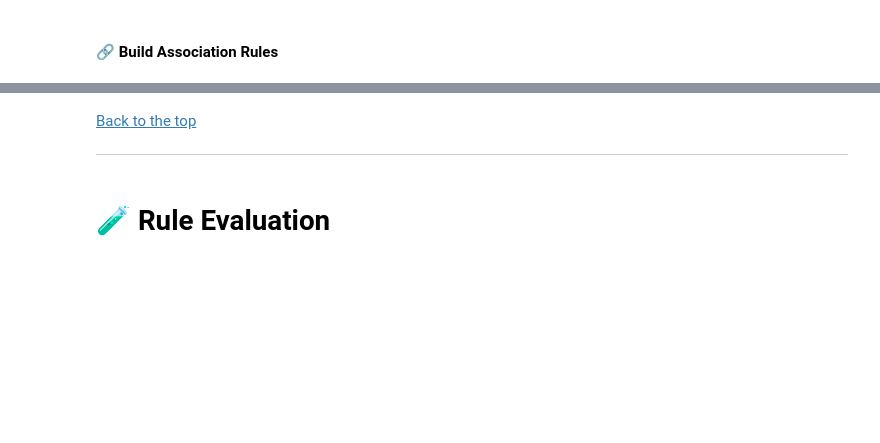
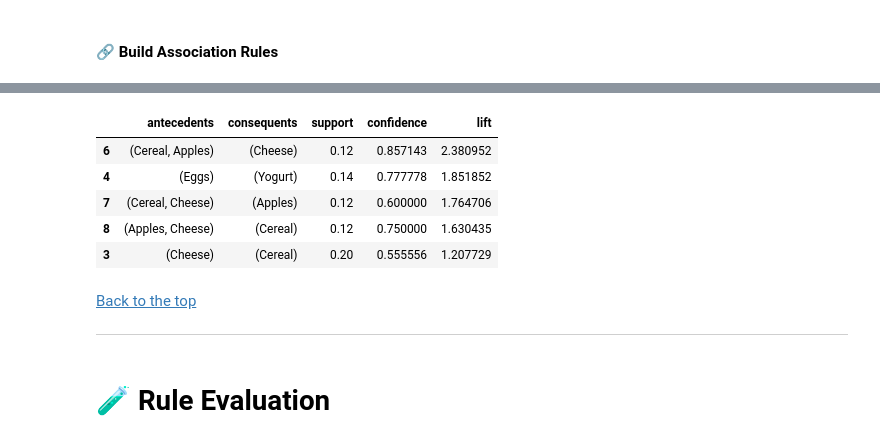
Before and after one commit to ashrithssreddy/ml-toolkit, a Jupyter notebook: Unsupervised_Learning/association_rule_learning.ipynb, the cells around one changed output, grey strips where cells are left out. Cells and saved outputs as stored; diff of their text form; code cells hidden in the pictures; blank space fills up the shorter version.

```diff
--- a/Unsupervised_Learning/association_rule_learning.ipynb
+++ b/Unsupervised_Learning/association_rule_learning.ipynb
@@ -94,3 +275,8 @@ ___
+# %%
+# Set thresholds for rule mining
+min_support = 0.1       # Appears in at least 10% of orders
+min_confidence = 0.5    # At least 50% confidence in the rule
+min_lift = 1.2          # Must be better than chance
 # %% [markdown]
 <a id="frequent-itemsets"></a>
 #### 📜 Generate Frequent Itemsets
@@ -96,0 +294,10 @@ ___
+# %%
+from mlxtend.frequent_patterns import apriori
+
+# Generate frequent itemsets
+frequent_itemsets = apriori(basket.drop(columns='BasketSize'),
+                            min_support=min_support,
+                            use_colnames=True)
+
+# Sort by support to show top combos
+frequent_itemsets.sort_values(by='support', ascending=False).head()
@@ -100,3 +331,24 @@ ___
+# %%
+from mlxtend.frequent_patterns import association_rules
+
+# Build rules from itemsets
+rules = association_rules(frequent_itemsets,
+                          metric="lift",
+                          min_threshold=min_lift)
+
+# Filter by confidence
+rules = rules[rules['confidence'] >= min_confidence]
+
+# Show top rules
+rules[['antecedents', 'consequents', 'support', 'confidence', 'lift']] \
+    .sort_values(by='lift', ascending=False).head()
+# %% [output]
+|  | antecedents | consequents | support | confidence | lift |
+| 6 | (Cereal, Apples) | (Cheese) | 0.12 | 0.857143 | 2.380952 |
+| 4 | (Eggs) | (Yogurt) | 0.14 | 0.777778 | 1.851852 |
+| 7 | (Cereal, Cheese) | (Apples) | 0.12 | 0.600000 | 1.764706 |
+| 8 | (Apples, Cheese) | (Cereal) | 0.12 | 0.750000 | 1.630435 |
+| 3 | (Cheese) | (Cereal) | 0.20 | 0.555556 | 1.207729 |
 # %% [markdown]
 [Back to the top](#Contents)
 ___
```
Also changed, not shown: parts of 13 cells of this notebook.
